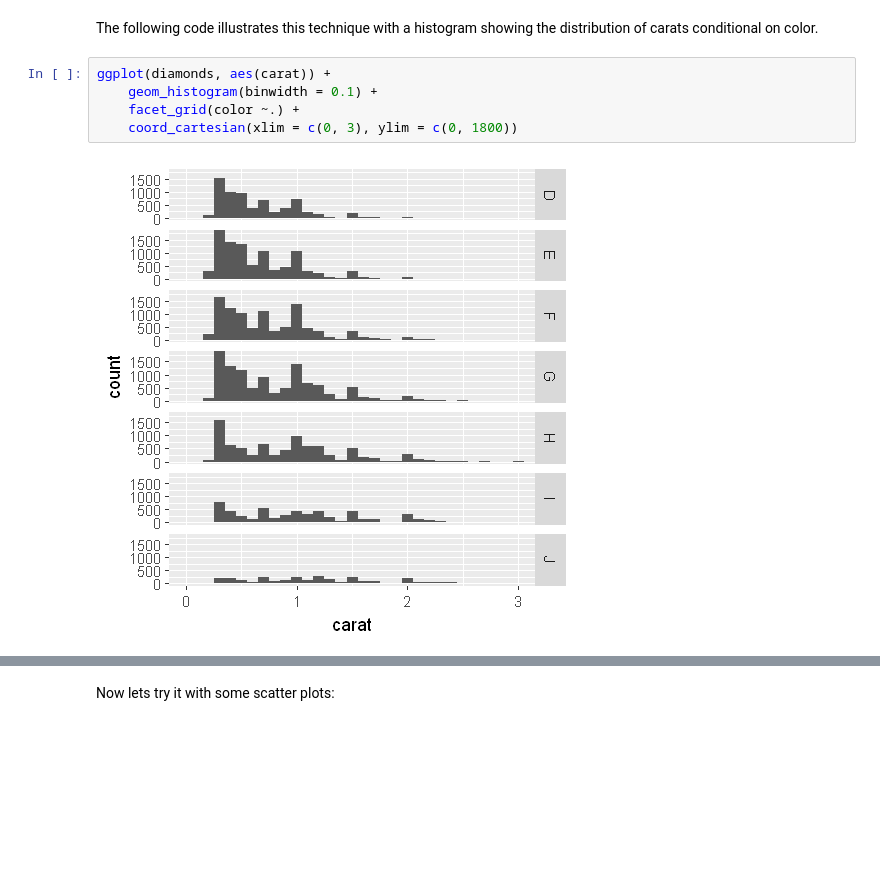
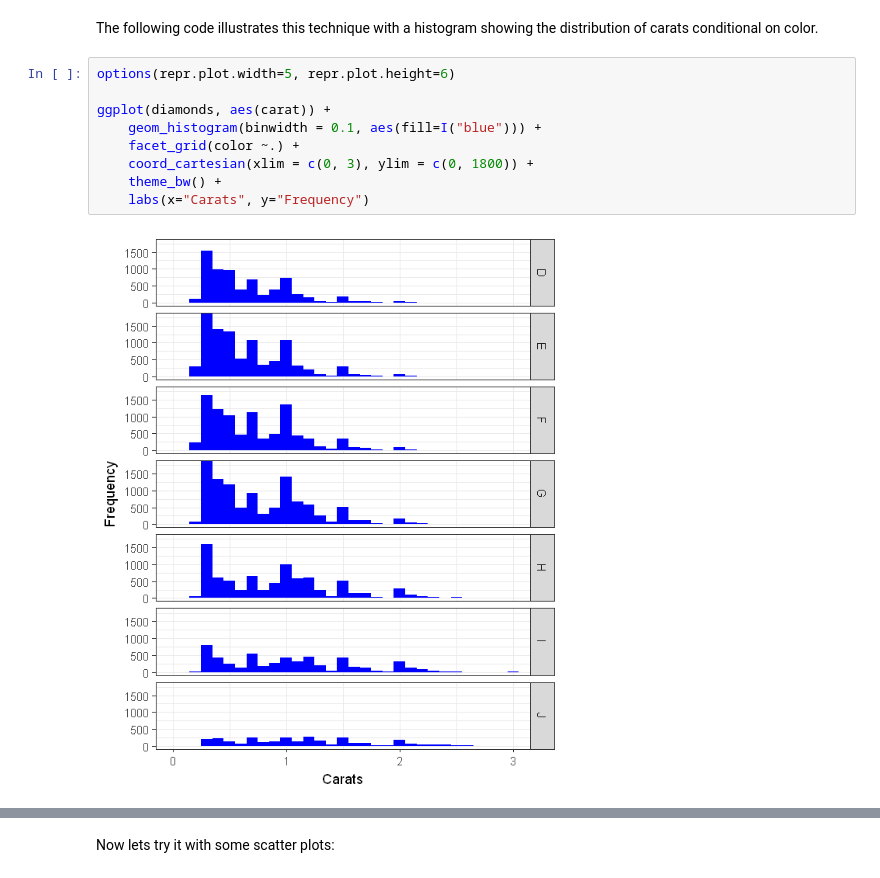
Before and after one commit to lizamc/ggplot2_workshop, a Jupyter notebook: ggplot2.ipynb, the cells around one changed output, grey strips where cells are left out. Saved outputs shown, nothing was run; the diff lists cells and outputs as text; blank space fills up the shorter version.

```diff
--- a/ggplot2.ipynb
+++ b/ggplot2.ipynb
@@ -543,9 +338,13 @@ head(diamonds)
 # %% [markdown]
 The following code illustrates this technique with a histogram showing the distribution of carats conditional on color.
 # %%
+options(repr.plot.width=5, repr.plot.height=6)
+
 ggplot(diamonds, aes(carat)) +
-    geom_histogram(binwidth = 0.1) +
+    geom_histogram(binwidth = 0.1, aes(fill=I("blue"))) +
     facet_grid(color ~.) +
-    coord_cartesian(xlim = c(0, 3), ylim = c(0, 1800))
+    coord_cartesian(xlim = c(0, 3), ylim = c(0, 1800)) +
+    theme_bw() +
+    labs(x="Carats", y="Frequency")
 # %% [output]
-[figure, old version]
+[figure, new version]
```
Also changed, not shown: parts of 131 cells of this notebook.
